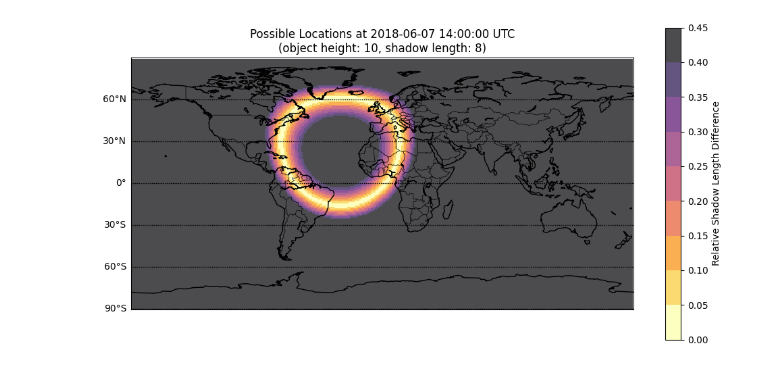
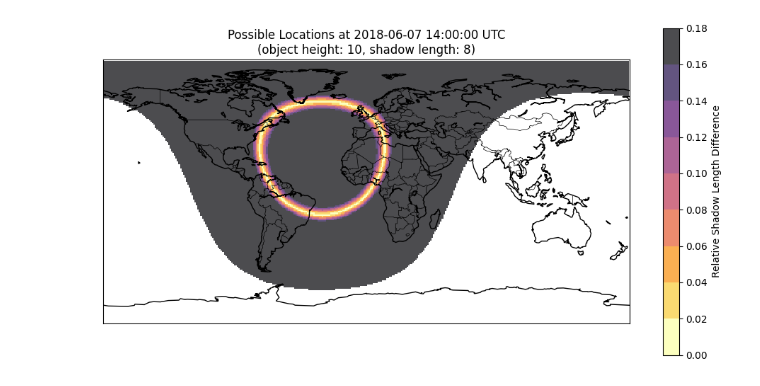
Before and after one commit to bellingcat/ShadowFinder, a Jupyter notebook: shadows.ipynb, the cells around one changed output. Saved outputs shown, nothing was run; the diff lists cells and outputs as text; code cells hidden in the pictures.

```diff
--- a/shadows.ipynb
+++ b/shadows.ipynb
@@ -10,49 +15,45 @@ from mpl_toolkits.basemap import Basemap
 # %%
-# User inputs
-object_height = 10 # Height of object in arbitrary units
-shadow_length = 8 # Length of shadow in arbitrary units
+# Main calculation
 
-date_time = datetime.datetime(2018, 6, 7, 14, 0, 0, tzinfo=datetime.timezone.utc) # Date and time of interest
-
-
-# Calculate the angle of the sun at the given date and time
-altitude_deg = math.atan2(object_height, shadow_length) * 180 / math.pi
-
-# Create objects to store the data
+# Evaluate the sun's  length at a grid of points on the Earth's surface
 lats = np.arange(-90, 90, 1)
 lons = np.arange(-180, 180, 1)
-shadow_lengths = np.zeros((len(lats), len(lons)))
 
 lons, lats = np.meshgrid(lons, lats)
 
 pos_obj = get_position(date_time, lons, lats)
-sun_altitude_deg = pos_obj['altitude'] * 180 / math.pi
-#Calculate the shadow length
-shadow_length_calculated = object_height / np.apply_along_axis(np.tan, 0, np.radians(sun_altitude_deg))
-# Store the shadow length
-shadow_lengths = shadow_length_calculated * sun_altitude_deg > 0
+sun_altitude = pos_obj['altitude'] # in radians
 
+# Calculate the shadow length
+shadow_lengths = object_height / np.apply_along_axis(np.tan, 0, sun_altitude)
 
-# Show the difference between the calculated shadow length and the desired shadow length
-shadow_relative_length_difference = (shadow_length_calculated - shadow_length)/shadow_length
+# Replace points where the sun is below the horizon with nan
+shadow_lengths[sun_altitude <= 0] = np.nan
+
+# Show the relative difference between the calculated shadow length and the observed shadow length
+shadow_relative_length_difference = (shadow_lengths - observed_shadow_length)/observed_shadow_length
 # %%
-# Plot the shadow lengths on a map
+# Plotting
+
 fig = plt.figure(figsize=(12, 6))
+
+# Add a simple map of the Earth
 m = Basemap(projection='cyl', resolution='c')
 m.drawcoastlines()
 m.drawcountries()
-m.drawparallels(np.arange(-90, 90, 30), labels=[1, 0, 0, 0])
 
+# Deal with the map projection
 x, y = m(lons, lats)
-#create a colormap
+
+# Set the a color scale and only show the values between 0 and 0.2
 cmap = plt.cm.inferno_r
-# create a boundarynorm
-norm = colors.BoundaryNorm(np.arange(0, 0.5, 0.05), cmap.N)
+norm = colors.BoundaryNorm(np.arange(0, 0.2, 0.02), cmap.N)
 
+# Plot the data
 m.pcolormesh(x, y, np.abs(shadow_relative_length_difference), cmap=cmap, norm=norm,alpha=0.7)
 
 plt.colorbar(label='Relative Shadow Length Difference')
-plt.title(f'Possible Locations at {date_time.strftime('%Y-%m-%d %H:%M:%S %Z')}\n(object height: {object_height}, shadow length: {shadow_length})')
+plt.title(f'Possible Locations at {date_time.strftime('%Y-%m-%d %H:%M:%S %Z')}\n(object height: {object_height}, shadow length: {observed_shadow_length})')
 plt.show()
 # %% [output]
-[figure, old version]
+[figure, new version]
```
Also changed, not shown: parts of 2 cells of this notebook.
